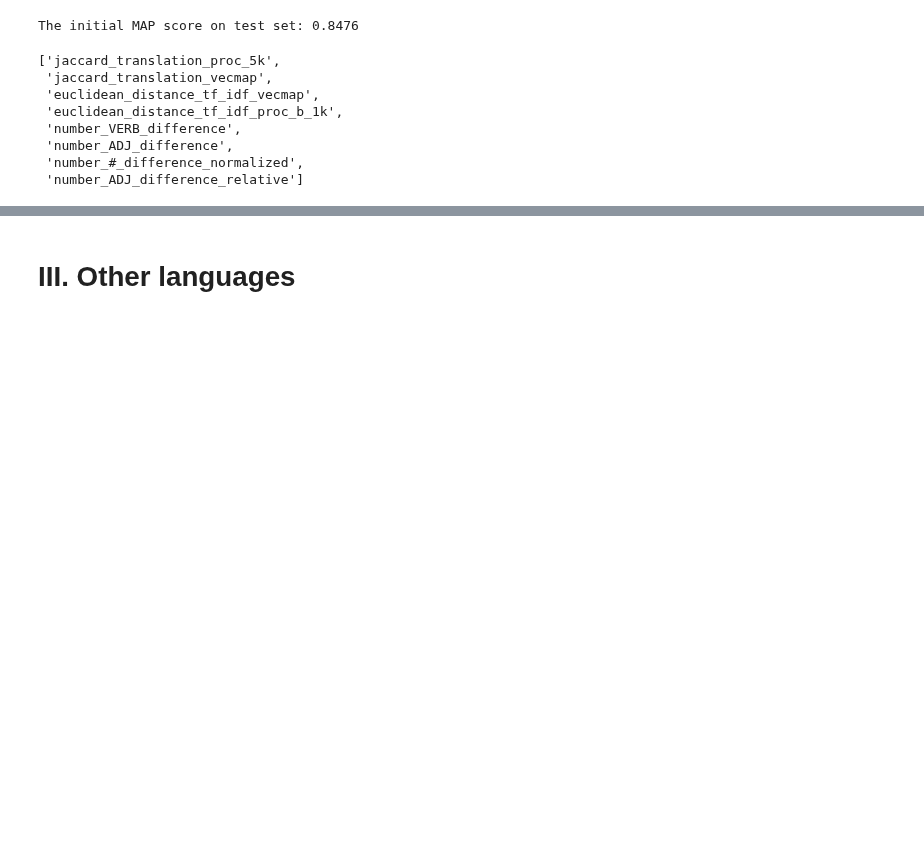
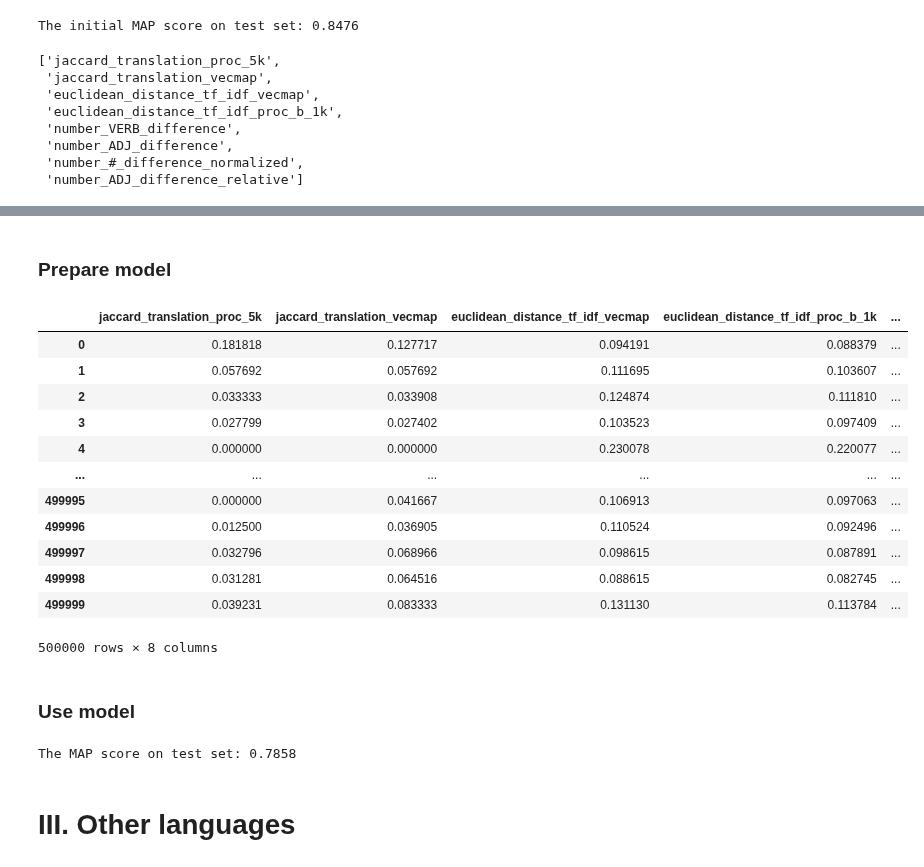
Before and after one commit to J4K08L4N63N84HN/crosslingual-information-retrieval, a Jupyter notebook: notebooks/Supervised_Retrieval_MLP.ipynb, the cells around one changed output, grey strips where cells are left out. Drawn from its saved outputs; the diff is of its cells as text; code cells hidden in the pictures; blank space fills up the shorter version.

```diff
--- a/notebooks/Supervised_Retrieval_MLP.ipynb
+++ b/notebooks/Supervised_Retrieval_MLP.ipynb
@@ -244,3 +264,34 @@ start_features
+# %% [markdown]
+### Prepare model
+# %%
+target_test = feature_retrieval_test['Translation']
+data_test = feature_retrieval_test.filter(items=start_features)
+data_test
+# %% [output]
+|  | jaccard_translation_proc_5k | jaccard_translation_vecmap | euclidean_distance_tf_idf_vecmap | euclidean_distance_tf_idf_proc_b_1k | ... |
+| 0 | 0.181818 | 0.127717 | 0.094191 | 0.088379 | ... |
+| 1 | 0.057692 | 0.057692 | 0.111695 | 0.103607 | ... |
+| 2 | 0.033333 | 0.033908 | 0.124874 | 0.111810 | ... |
+| 3 | 0.027799 | 0.027402 | 0.103523 | 0.097409 | ... |
+| 4 | 0.000000 | 0.000000 | 0.230078 | 0.220077 | ... |
+| ... | ... | ... | ... | ... | ... |
+| 499995 | 0.000000 | 0.041667 | 0.106913 | 0.097063 | ... |
+| 499996 | 0.012500 | 0.036905 | 0.110524 | 0.092496 | ... |
+| 499997 | 0.032796 | 0.068966 | 0.098615 | 0.087891 | ... |
+| 499998 | 0.031281 | 0.064516 | 0.088615 | 0.082745 | ... |
+| 499999 | 0.039231 | 0.083333 | 0.131130 | 0.113784 | ... |
+500000 rows × 8 columns
+# %% [markdown]
+### Use model
+# %%
+scaler = preprocessing.StandardScaler()
+data_test[data_test.columns] = scaler.fit_transform(data_test[data_test.columns])
+data_test
+prediction = model.predict_proba(data_test)
+MapScore = MAP_score(feature_retrieval_test['source_id'], target_test, prediction)
+print("The MAP score on test set: {:.4f}".format(MapScore))
+# %% [output]
+The MAP score on test set: 0.7858
 # %% [markdown]
 # III. Other languages
 # %% [markdown]
```
Also changed, not shown: parts of 3 cells of this notebook, 1 other file.
